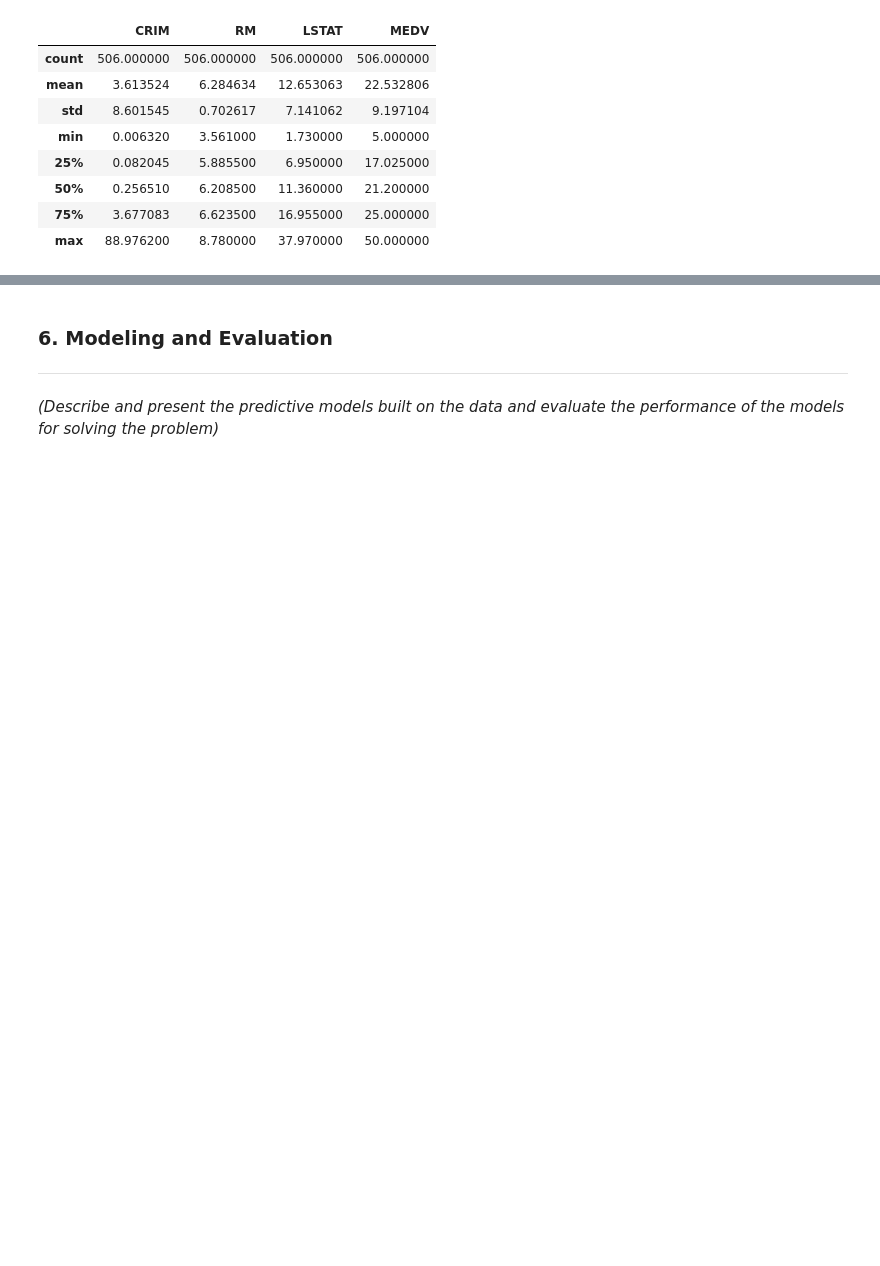
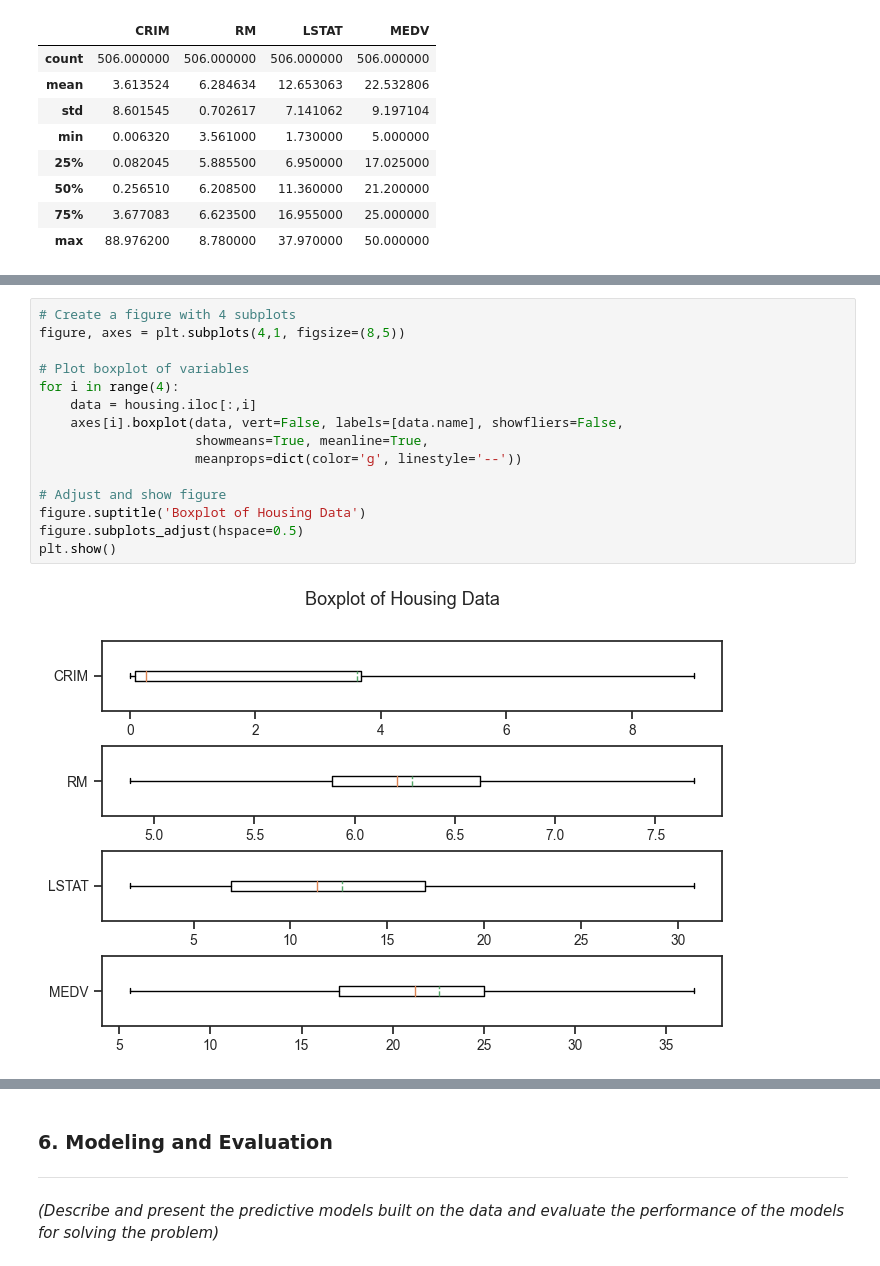
Before and after one commit to lzu215/dsp, a Jupyter notebook: Project_Report.ipynb, the cells around one changed output, grey strips where cells are left out. Drawn from its saved outputs; the diff is of its cells as text; blank space fills up the shorter version.

```diff
--- a/Project_Report.ipynb
+++ b/Project_Report.ipynb
@@ -131 +139,18 @@ housing.describe()
+# %%
+# Create a figure with 4 subplots
+figure, axes = plt.subplots(4,1, figsize=(8,5))
+
+# Plot boxplot of variables
+for i in range(4):
+    data = housing.iloc[:,i]
+    axes[i].boxplot(data, vert=False, labels=[data.name], showfliers=False,
+                    showmeans=True, meanline=True,
+                    meanprops=dict(color='g', linestyle='--'))
+
+# Adjust and show figure
+figure.suptitle('Boxplot of Housing Data')
+figure.subplots_adjust(hspace=0.5)
+plt.show()
+# %% [output]
+[figure, added]
 # %% [markdown]
```
Also changed, not shown: parts of 12 cells of this notebook.
